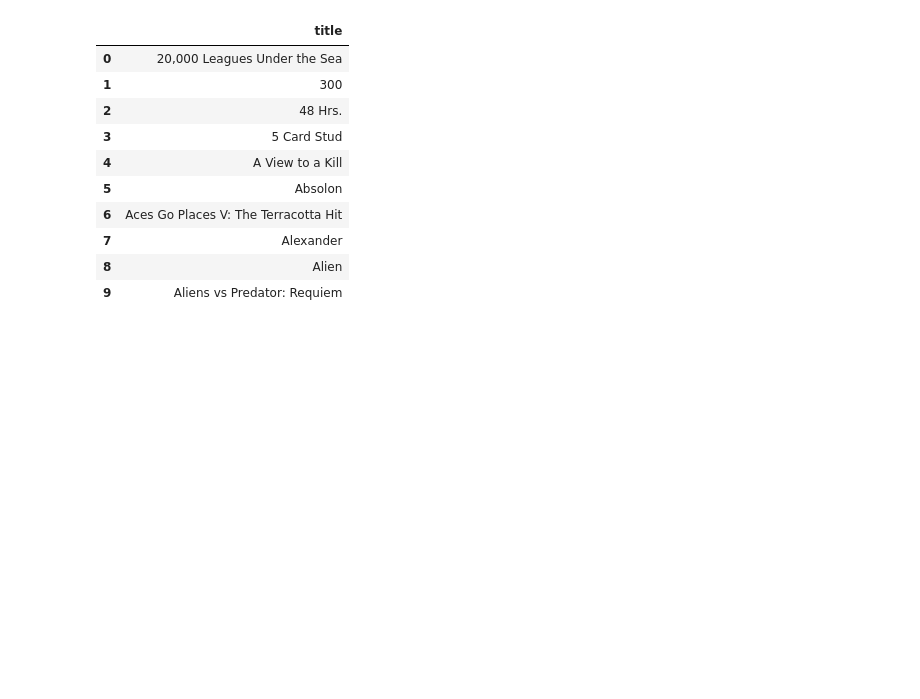
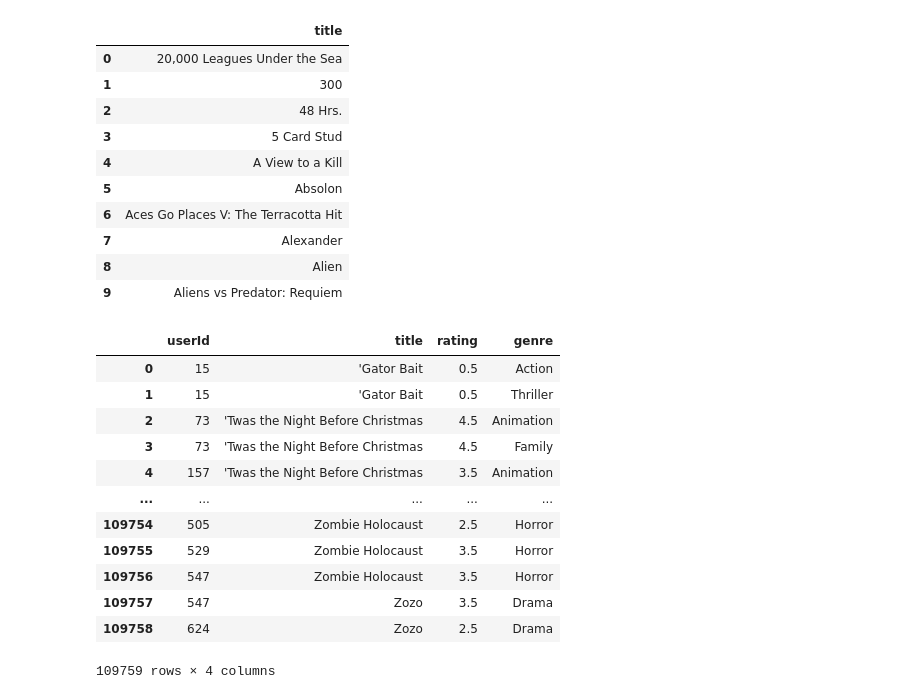
Before and after one commit to bsdutton/PROJECT2---ETL, a Jupyter notebook: ETL_ali_yuntian_Vasanta.ipynb, the cells around one changed output. Drawn from its saved outputs; the diff is of its cells as text; code cells hidden in the pictures; blank space fills up the shorter version.

```diff
--- a/ETL_ali_yuntian_Vasanta.ipynb
+++ b/ETL_ali_yuntian_Vasanta.ipynb
@@ -345,3 +348,21 @@ pd.read_sql_query(query, con=engine).head(10)
 | 7 | Alexander |
 | 8 | Alien |
 | 9 | Aliens vs Predator: Requiem |
+# %%
+# List movies with their rating and genres
+query = "select ratings."'"userId"'",movies.title,ratings.rating, genre.genre from movies, ratings, genre where (genre.movie_id = movies.id) and (ratings."'"movieId"'"=movies.id) group by ratings."'"userId"'",movies.title, ratings.rating, genre.genre order by movies.title  "
+pd.read_sql_query(query, con=engine)
+# %% [output]
+|  | userId | title | rating | genre |
+| 0 | 15 | 'Gator Bait | 0.5 | Action |
+| 1 | 15 | 'Gator Bait | 0.5 | Thriller |
+| 2 | 73 | 'Twas the Night Before Christmas | 4.5 | Animation |
+| 3 | 73 | 'Twas the Night Before Christmas | 4.5 | Family |
+| 4 | 157 | 'Twas the Night Before Christmas | 3.5 | Animation |
+| ... | ... | ... | ... | ... |
+| 109754 | 505 | Zombie Holocaust | 2.5 | Horror |
+| 109755 | 529 | Zombie Holocaust | 3.5 | Horror |
+| 109756 | 547 | Zombie Holocaust | 3.5 | Horror |
+| 109757 | 547 | Zozo | 3.5 | Drama |
+| 109758 | 624 | Zozo | 2.5 | Drama |
+109759 rows × 4 columns
```
Also changed, not shown: parts of 5 cells of this notebook, 2 other files.
